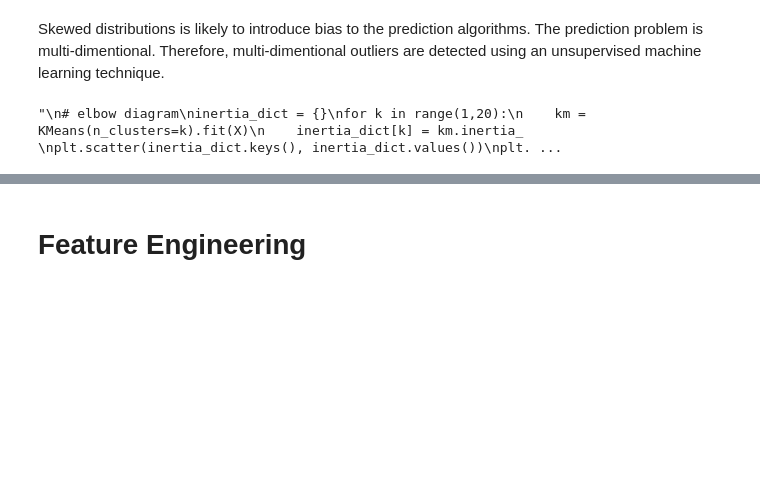
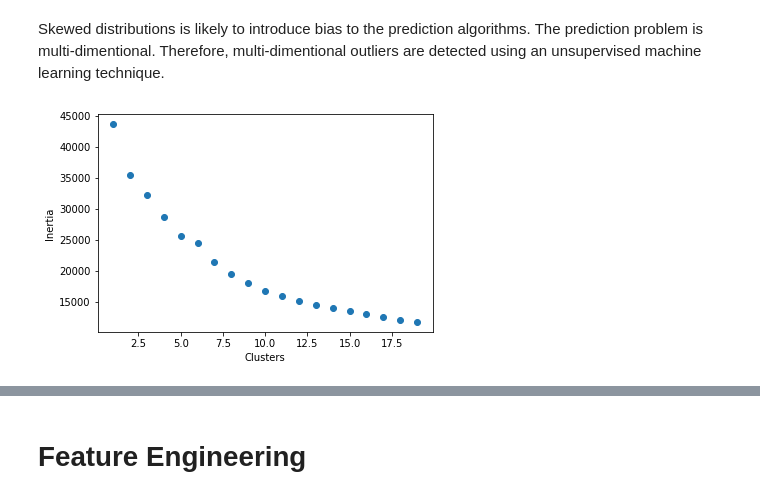
Before and after one commit to alireza-alizadegan/Hotel-Website, a Jupyter notebook: Hotel Website.ipynb, the cells around one changed output, grey strips where cells are left out. Cells and saved outputs as stored; diff of their text form; code cells hidden in the pictures; blank space fills up the shorter version.

```diff
--- a/Hotel Website.ipynb
+++ b/Hotel Website.ipynb
@@ -446,15 +446,13 @@ X = pd.DataFrame(data=scaler.fit_transform(X), columns=X.columns)
 # %% [markdown]
 Skewed distributions is likely to introduce bias to the prediction algorithms. The prediction problem is multi-dimentional.  Therefore, multi-dimentional outliers are detected using an unsupervised machine learning technique.
 # %%
-'''
 # elbow diagram
 inertia_dict = {}
 for k in range(1,20):
     km = KMeans(n_clusters=k).fit(X)
     inertia_dict[k] = km.inertia_
 plt.scatter(inertia_dict.keys(), inertia_dict.values())
 plt.xlabel('Clusters')
 plt.ylabel('Inertia');
-'''
 # %% [output]
-"\n# elbow diagram\ninertia_dict = {}\nfor k in range(1,20):\n    km = KMeans(n_clusters=k).fit(X)\n    inertia_dict[k] = km.inertia_    \nplt.scatter(inertia_dict.keys(), inertia_dict.values())\nplt. ...
+[figure, added]
```
Also changed, not shown: parts of 22 cells of this notebook.
